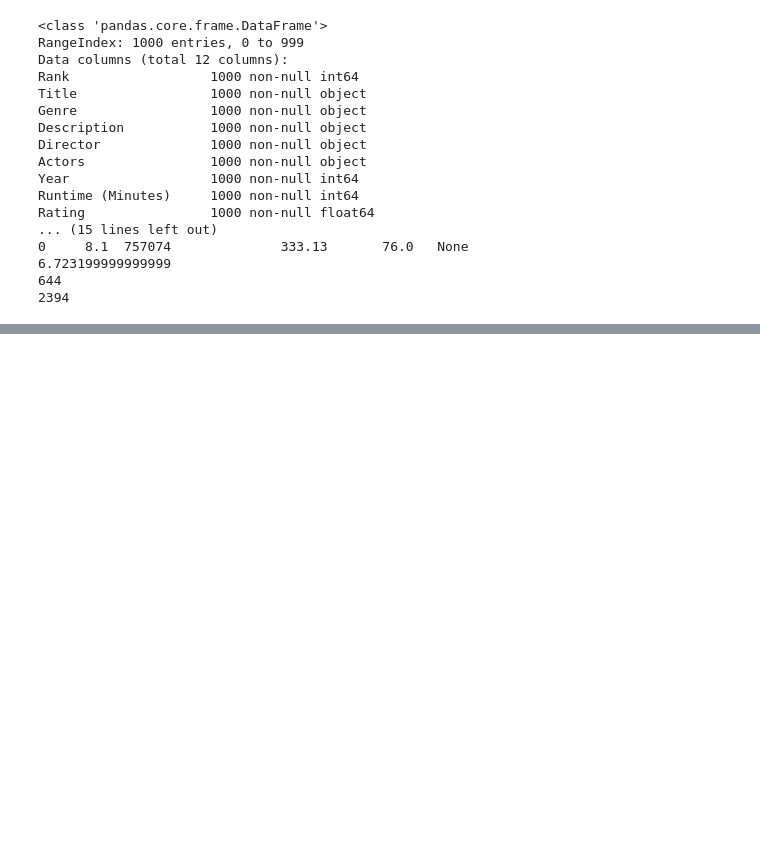
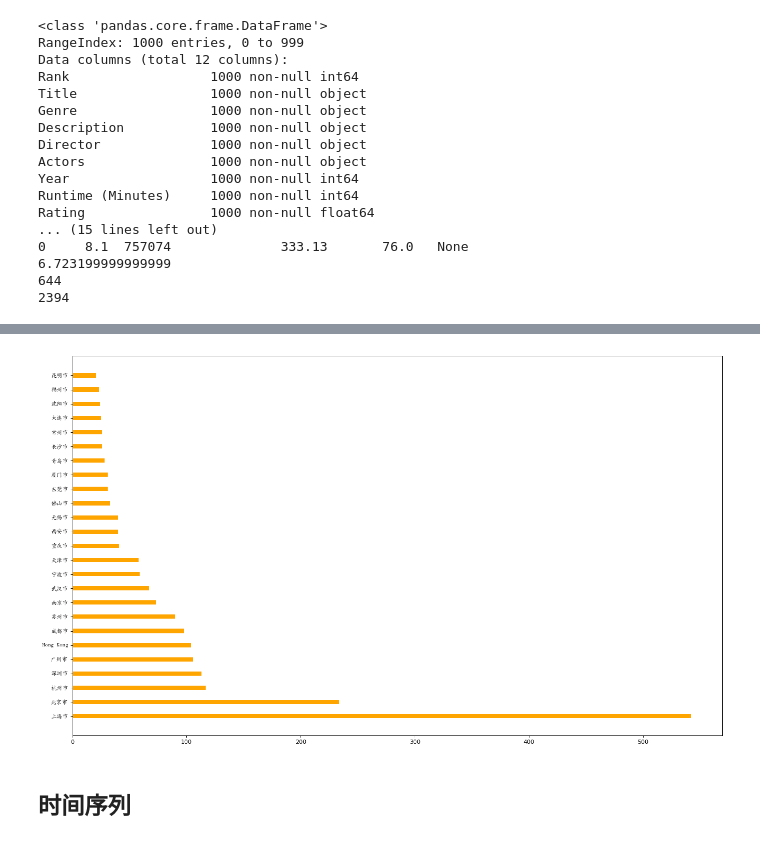
Before and after one commit to alexdyysp/Python3_MarchineLearning, a Jupyter notebook: DataAnalysis/pandas_demo.ipynb, the cells around one changed output, grey strips where cells are left out. Saved outputs shown, nothing was run; the diff lists cells and outputs as text; code cells hidden in the pictures; blank space fills up the shorter version.

```diff
--- a/DataAnalysis/pandas_demo.ipynb
+++ b/DataAnalysis/pandas_demo.ipynb
@@ -156,0 +309,29 @@ Rating                1000 non-null float64
+# %%
+# 统计中国每座城市开店数量
+import pandas as pd
+from matplotlib import pyplot as plt
+from matplotlib import font_manager
+my_font = font_manager.FontProperties(fname="/usr/share/fonts/truetype/arphic/ukai.ttc")
+file_path = "./starbucks_store_worldwide.csv"
+# prepare data
+df = pd.read_csv(file_path)
+df = df[df["Country"]=="CN"]
+data1 = df.groupby(by="City").count()["Brand"].sort_values(ascending=False).head(25)
+# print(data1)
+# 画图
+# set x,y axis
+_x = data1.index
+_y = data1.values
+# set figure size
+plt.figure(figsize=(20,12), dpi=80)
+plt.barh(range(len(_x)), _y,height=0.3, color="orange")
+# set x ticks
+# plt.xticks(range(len(_x)), _x,fontproperties=my_font)
+# set y ticks
+plt.yticks(range(len(_x)), _x,fontproperties=my_font)
+# display figure
+plt.show()
+# %% [output]
+[figure, added]
+# %% [markdown]
+## 时间序列
```
Also changed, not shown: parts of 16 cells of this notebook.
